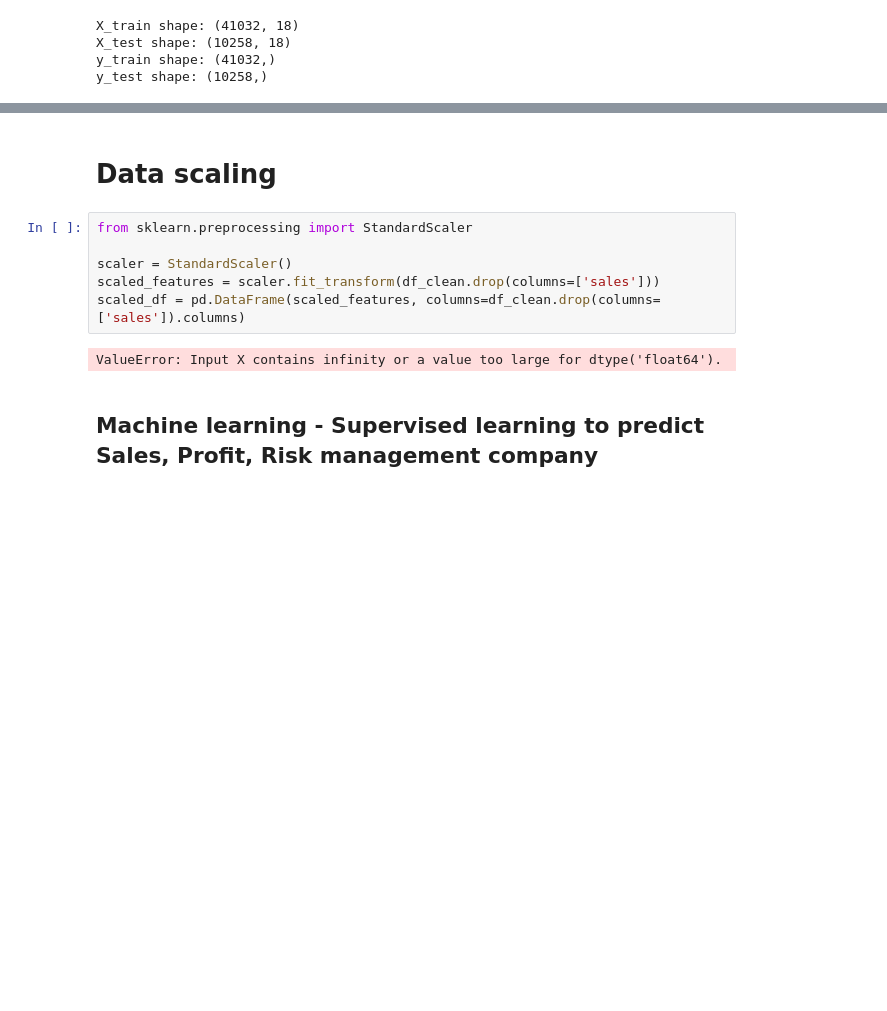
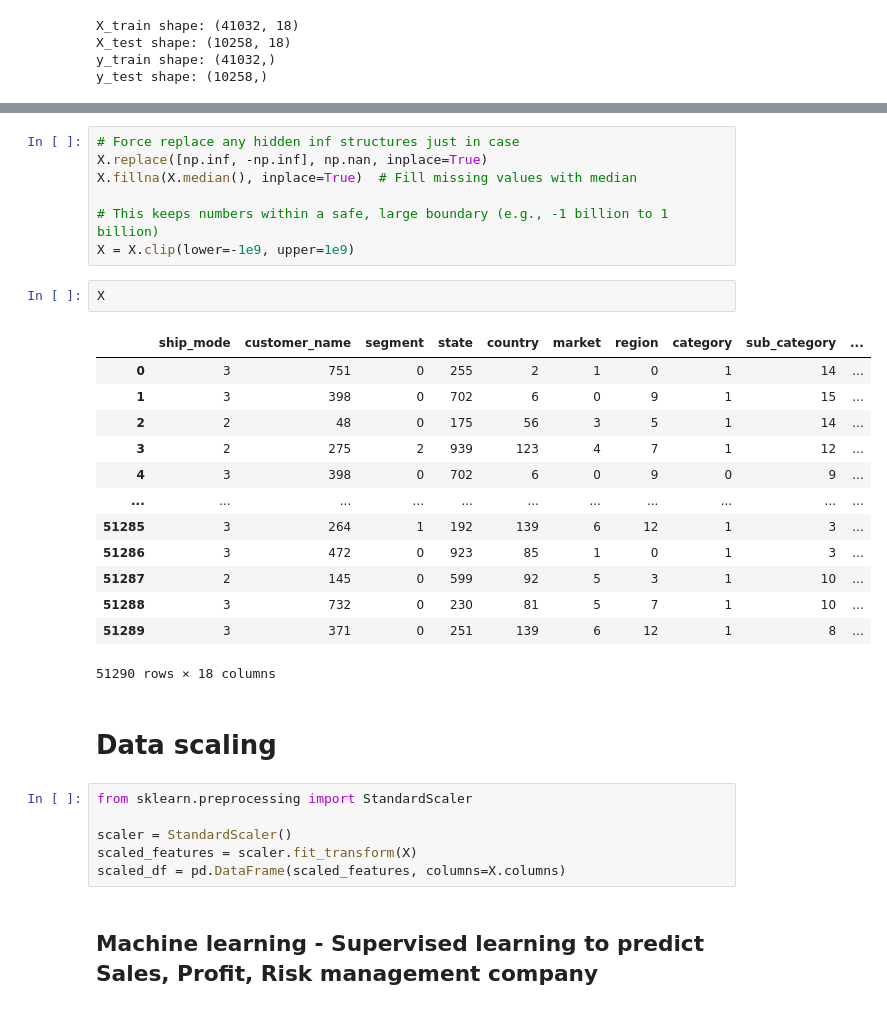
Before and after one commit to Mipjeiger/Supermarket-Sales, a Jupyter notebook: Production/EDA/01_EDA.ipynb, the cells around one changed output, grey strips where cells are left out. Saved outputs shown, nothing was run; the diff lists cells and outputs as text; blank space fills up the shorter version.

```diff
--- a/ML_Engineer/EDA/01_EDA.ipynb
+++ b/Production/EDA/01_EDA.ipynb
@@ -327,13 +359,34 @@ TypeError: isin() missing 1 required positional argument: 'test_elements'
+# %%
+# Force replace any hidden inf structures just in case
+X.replace([np.inf, -np.inf], np.nan, inplace=True)
+X.fillna(X.median(), inplace=True)  # Fill missing values with median
+
+# This keeps numbers within a safe, large boundary (e.g., -1 billion to 1 billion)
+X = X.clip(lower=-1e9, upper=1e9)
+# %%
+X
+# %% [output]
+|  | ship_mode | customer_name | segment | state | country | market | region | category | sub_category | ... |
+| 0 | 3 | 751 | 0 | 255 | 2 | 1 | 0 | 1 | 14 | ... |
+| 1 | 3 | 398 | 0 | 702 | 6 | 0 | 9 | 1 | 15 | ... |
+| 2 | 2 | 48 | 0 | 175 | 56 | 3 | 5 | 1 | 14 | ... |
+| 3 | 2 | 275 | 2 | 939 | 123 | 4 | 7 | 1 | 12 | ... |
+| 4 | 3 | 398 | 0 | 702 | 6 | 0 | 9 | 0 | 9 | ... |
+| ... | ... | ... | ... | ... | ... | ... | ... | ... | ... | ... |
+| 51285 | 3 | 264 | 1 | 192 | 139 | 6 | 12 | 1 | 3 | ... |
+| 51286 | 3 | 472 | 0 | 923 | 85 | 1 | 0 | 1 | 3 | ... |
+| 51287 | 2 | 145 | 0 | 599 | 92 | 5 | 3 | 1 | 10 | ... |
+| 51288 | 3 | 732 | 0 | 230 | 81 | 5 | 7 | 1 | 10 | ... |
+| 51289 | 3 | 371 | 0 | 251 | 139 | 6 | 12 | 1 | 8 | ... |
+51290 rows × 18 columns
 # %% [markdown]
 # Data scaling
 # %%
 from sklearn.preprocessing import StandardScaler
 
 scaler = StandardScaler()
-scaled_features = scaler.fit_transform(df_clean.drop(columns=['sales']))
-scaled_df = pd.DataFrame(scaled_features, columns=df_clean.drop(columns=['sales']).columns)
+scaled_features = scaler.fit_transform(X)
+scaled_df = pd.DataFrame(scaled_features, columns=X.columns)
-# %% [output]
-ValueError: Input X contains infinity or a value too large for dtype('float64').
 # %% [markdown]
 ## Machine learning - Supervised learning to predict Sales, Profit, Risk management company
 # %%
```
Also changed, not shown: parts of 2 cells of this notebook, 1 other file.
